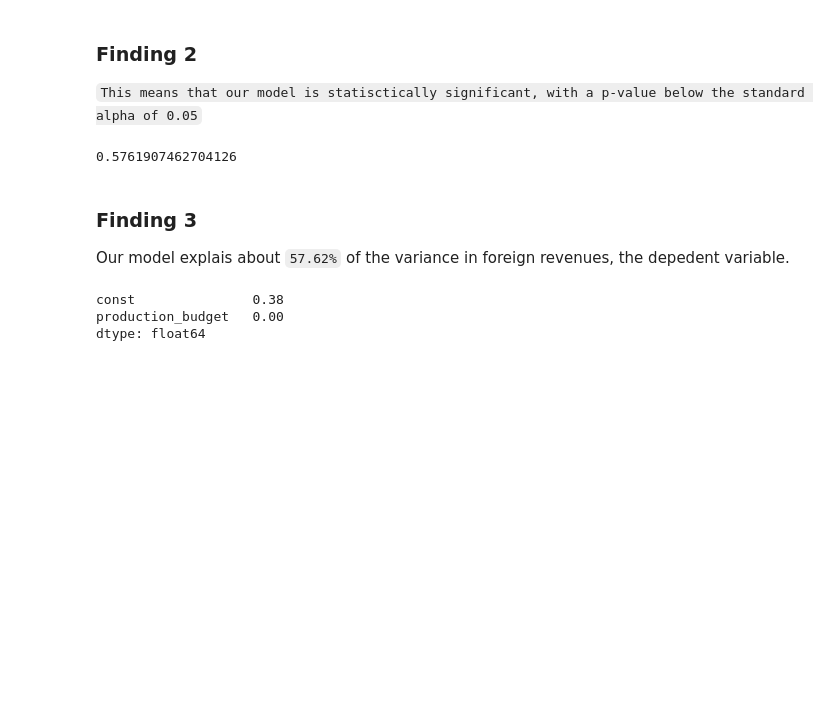
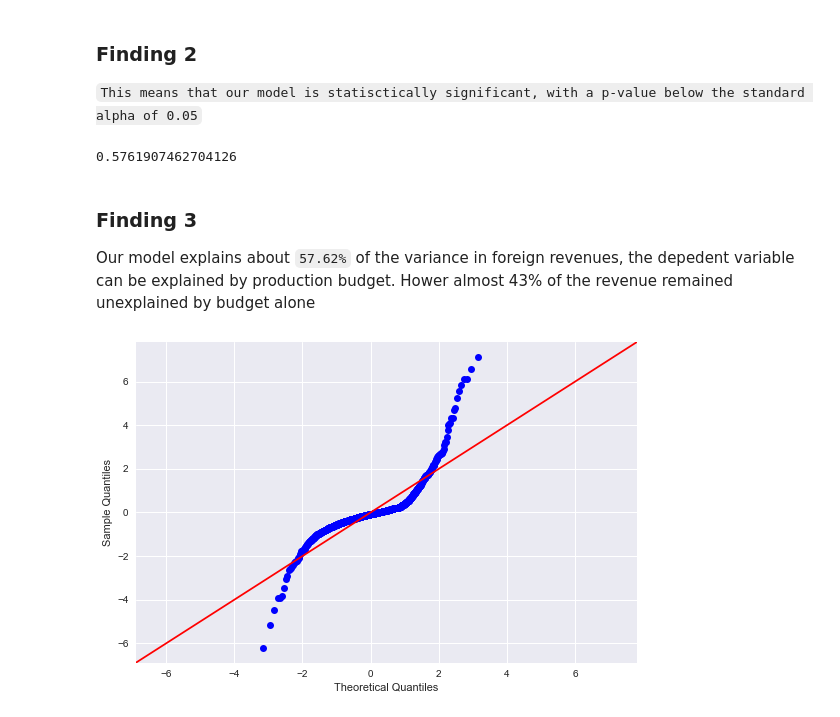
Before and after one commit to mikabenson/PHASE2_PROJECT-inferential-statistics-, a Jupyter notebook: notebooks/grace.ipynb, the cells around one changed output. Cells and saved outputs as stored; diff of their text form; code cells hidden in the pictures; blank space fills up the shorter version.

```diff
--- a/notebooks/grace.ipynb
+++ b/notebooks/grace.ipynb
@@ -1034,10 +1064,8 @@ results.rsquared
 0.5761907462704126
 # %% [markdown]
 ### Finding 3
-Our model explais about `57.62%` of the variance in foreign revenues, the depedent variable.
+Our model explains about `57.62%` of the variance in foreign revenues, the depedent variable can be explained by production budget. Hower almost 43% of the revenue remained unexplained by budget alone
-# %%
-results.pvalues
-# %% [output]
-const               0.38
-production_budget   0.00
-dtype: float64
+# %%
+sm.graphics.qqplot(results.resid,dist=stats.norm,line='45',fit=True);
+# %% [output]
+[figure, added]
```
Also changed, not shown: parts of 10 cells of this notebook.
